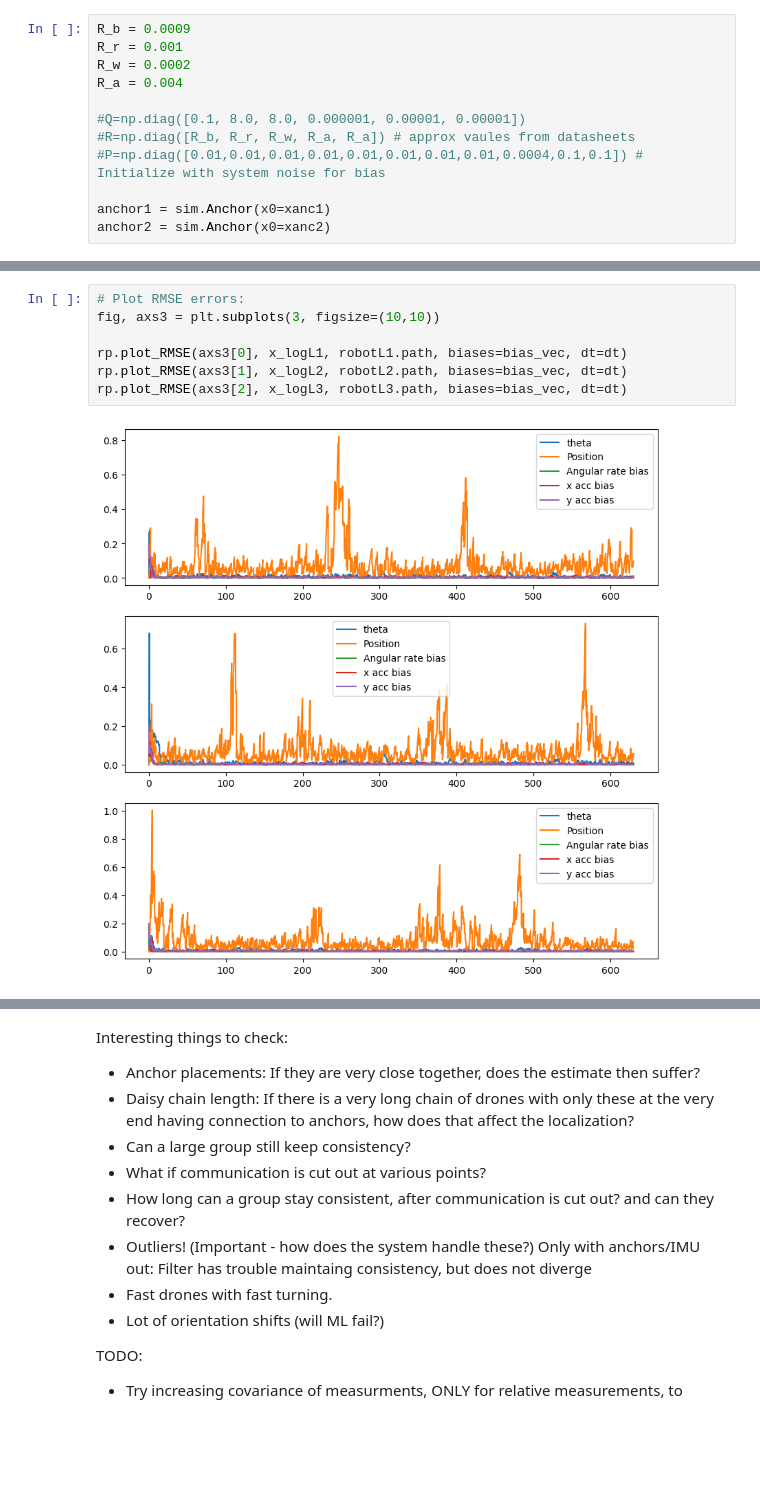
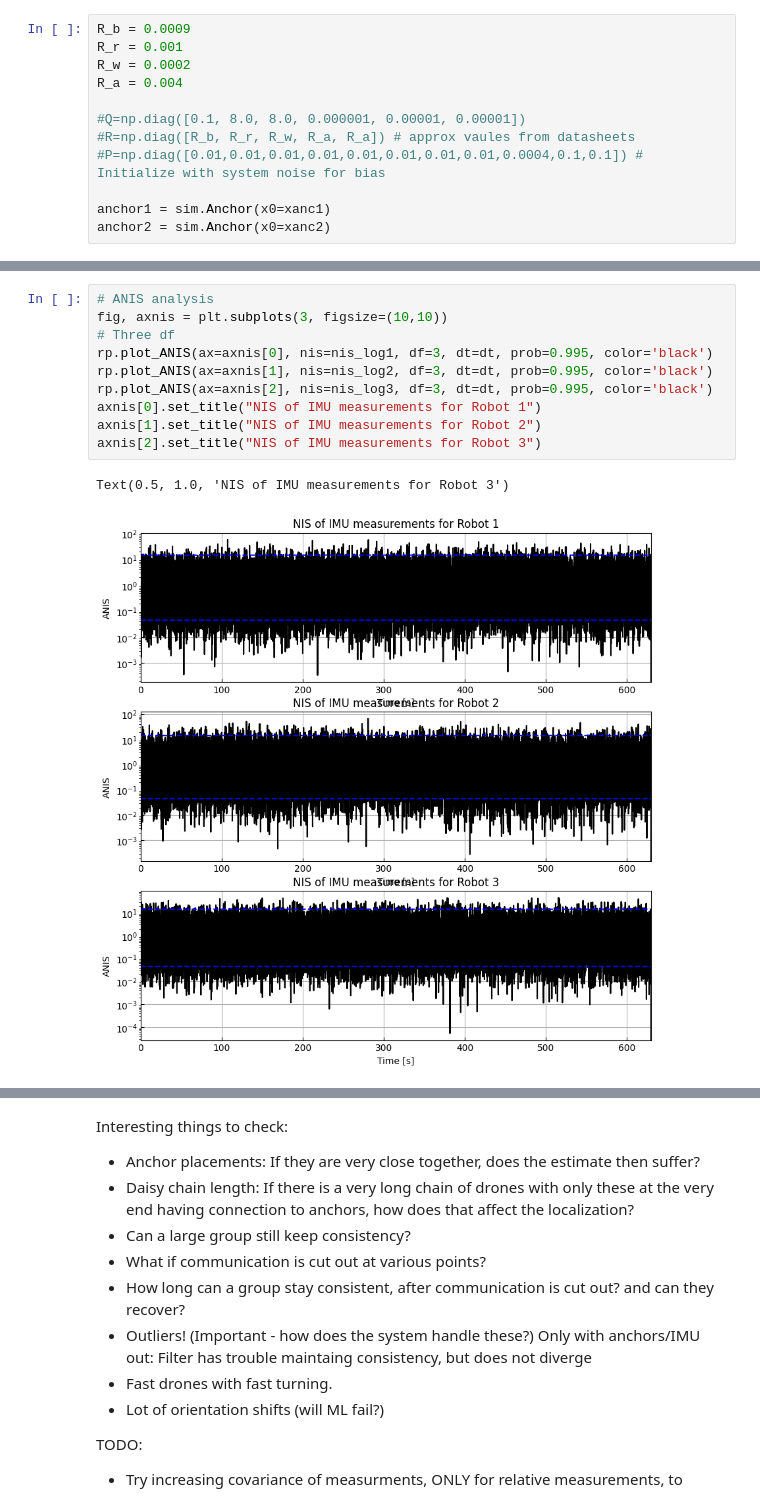
Before and after one commit to MarcusLariJ/UWB_Rasberry, a Jupyter notebook: Sim/run_anees.ipynb, the cells around one changed output, grey strips where cells are left out. Saved outputs shown, nothing was run; the diff lists cells and outputs as text; blank space fills up the shorter version.

```diff
--- a/Sim/run_anees.ipynb
+++ b/Sim/run_anees.ipynb
@@ -176,9 +199,13 @@ rp.plot_ANEES(axs2[2],
-# %%
-# Plot RMSE errors:
-fig, axs3 = plt.subplots(3, figsize=(10,10))
-
-rp.plot_RMSE(axs3[0], x_logL1, robotL1.path, biases=bias_vec, dt=dt)
-rp.plot_RMSE(axs3[1], x_logL2, robotL2.path, biases=bias_vec, dt=dt)
-rp.plot_RMSE(axs3[2], x_logL3, robotL3.path, biases=bias_vec, dt=dt)
-# %% [output]
-[figure, removed]
+# %%
+# ANIS analysis
+fig, axnis = plt.subplots(3, figsize=(10,10))
+# Three df
+rp.plot_ANIS(ax=axnis[0], nis=nis_log1, df=3, dt=dt, prob=0.995, color='black')
+rp.plot_ANIS(ax=axnis[1], nis=nis_log2, df=3, dt=dt, prob=0.995, color='black')
+rp.plot_ANIS(ax=axnis[2], nis=nis_log3, df=3, dt=dt, prob=0.995, color='black')
+axnis[0].set_title("NIS of IMU measurements for Robot 1")
+axnis[1].set_title("NIS of IMU measurements for Robot 2")
+axnis[2].set_title("NIS of IMU measurements for Robot 3")
+# %% [output]
+Text(0.5, 1.0, 'NIS of IMU measurements for Robot 3')
+[figure, added]
```
Also changed, not shown: parts of 6 cells of this notebook, 3 other files.
